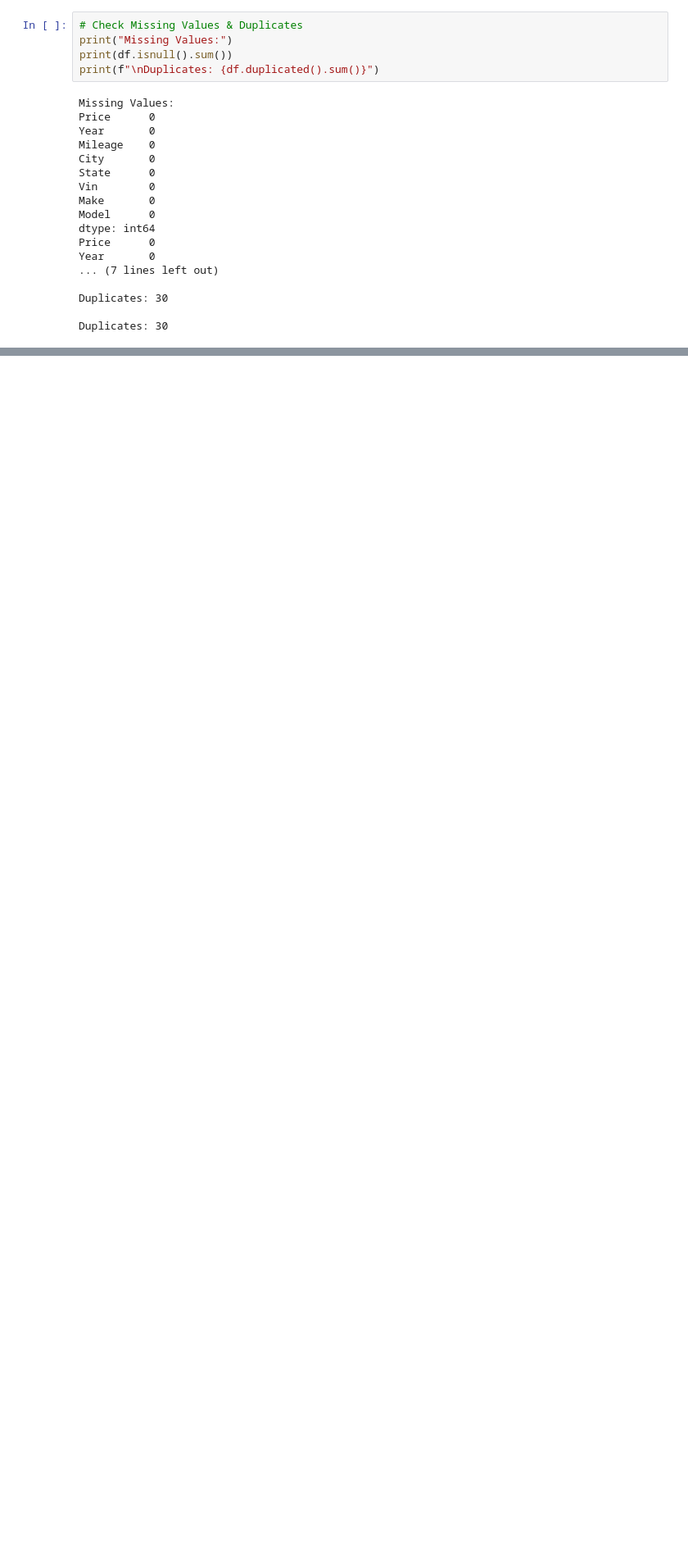
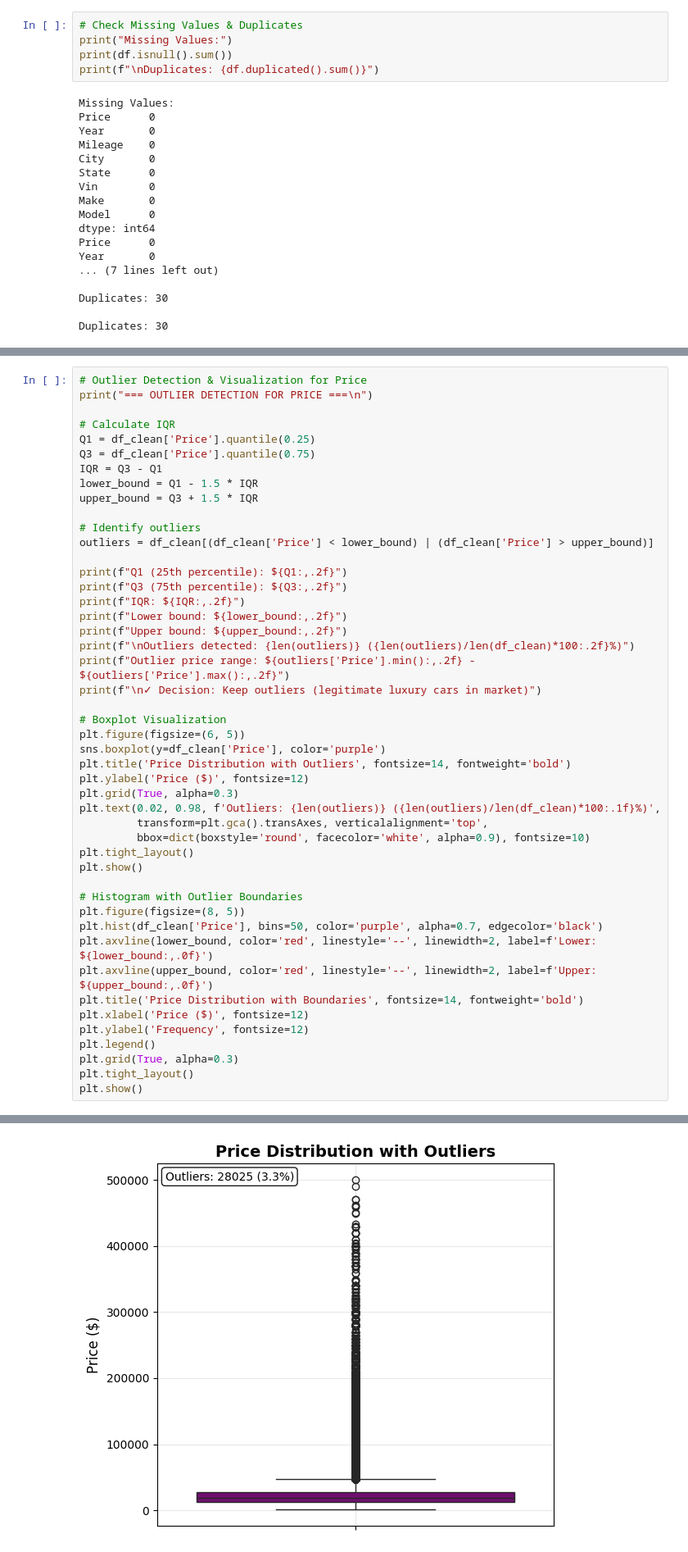
Before and after one commit to prettycoolflacko/Used_car_prediction-DS, a Jupyter notebook: cars.ipynb, the cells around one changed output, grey strips where cells are left out. Shown: that part at 82% size. Saved outputs shown, nothing was run; the diff lists cells and outputs as text; blank space fills up the shorter version.

```diff
--- a/cars.ipynb
+++ b/cars.ipynb
@@ -106,0 +131,48 @@ plt.show()
+# %%
+# Outlier Detection & Visualization for Price
+print("=== OUTLIER DETECTION FOR PRICE ===\n")
+
+# Calculate IQR
+Q1 = df_clean['Price'].quantile(0.25)
+Q3 = df_clean['Price'].quantile(0.75)
+IQR = Q3 - Q1
+lower_bound = Q1 - 1.5 * IQR
+upper_bound = Q3 + 1.5 * IQR
+
+# Identify outliers
+outliers = df_clean[(df_clean['Price'] < lower_bound) | (df_clean['Price'] > upper_bound)]
+
+print(f"Q1 (25th percentile): ${Q1:,.2f}")
+print(f"Q3 (75th percentile): ${Q3:,.2f}")
+print(f"IQR: ${IQR:,.2f}")
+print(f"Lower bound: ${lower_bound:,.2f}")
+print(f"Upper bound: ${upper_bound:,.2f}")
+print(f"\nOutliers detected: {len(outliers)} ({len(outliers)/len(df_clean)*100:.2f}%)")
+print(f"Outlier price range: ${outliers['Price'].min():,.2f} - ${outliers['Price'].max():,.2f}")
+print(f"\n✓ Decision: Keep outliers (legitimate luxury cars in market)")
+
+# Boxplot Visualization
+plt.figure(figsize=(6, 5))
+sns.boxplot(y=df_clean['Price'], color='purple')
+plt.title('Price Distribution with Outliers', fontsize=14, fontweight='bold')
+plt.ylabel('Price ($)', fontsize=12)
+plt.grid(True, alpha=0.3)
+plt.text(0.02, 0.98, f'Outliers: {len(outliers)} ({len(outliers)/len(df_clean)*100:.1f}%)',
+         transform=plt.gca().transAxes, verticalalignment='top',
+         bbox=dict(boxstyle='round', facecolor='white', alpha=0.9), fontsize=10)
+plt.tight_layout()
+plt.show()
+
+# Histogram with Outlier Boundaries
+plt.figure(figsize=(8, 5))
+plt.hist(df_clean['Price'], bins=50, color='purple', alpha=0.7, edgecolor='black')
+plt.axvline(lower_bound, color='red', linestyle='--', linewidth=2, label=f'Lower: ${lower_bound:,.0f}')
+plt.axvline(upper_bound, color='red', linestyle='--', linewidth=2, label=f'Upper: ${upper_bound:,.0f}')
+plt.title('Price Distribution with Boundaries', fontsize=14, fontweight='bold')
+plt.xlabel('Price ($)', fontsize=12)
+plt.ylabel('Frequency', fontsize=12)
+plt.legend()
+plt.grid(True, alpha=0.3)
+plt.tight_layout()
+plt.show()
+# %% [output]
@@ -106,0 +191 @@ plt.show()
+[figure, added]
```
Also changed, not shown: parts of 27 cells of this notebook.
